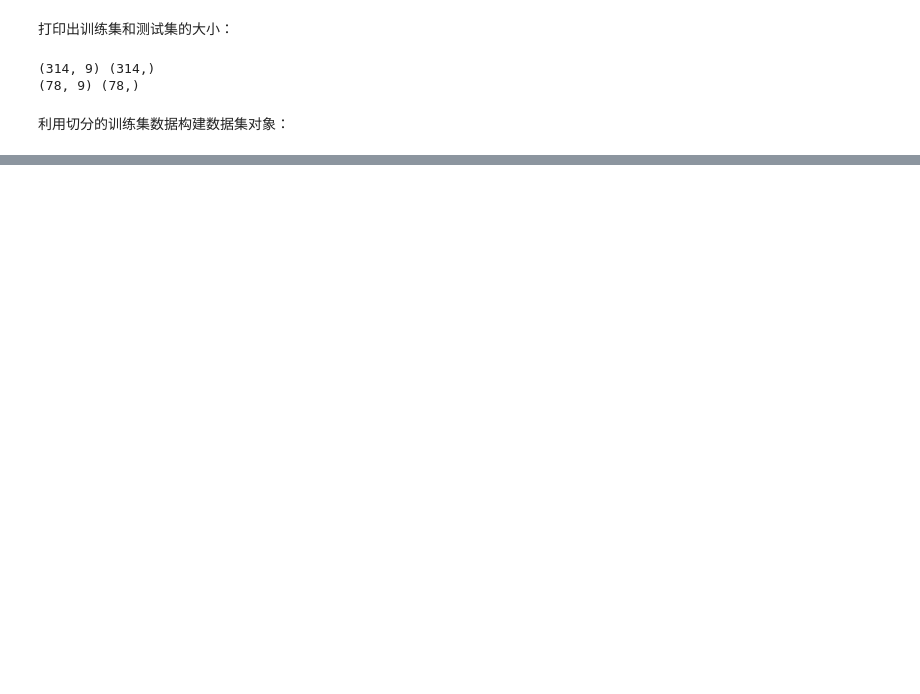
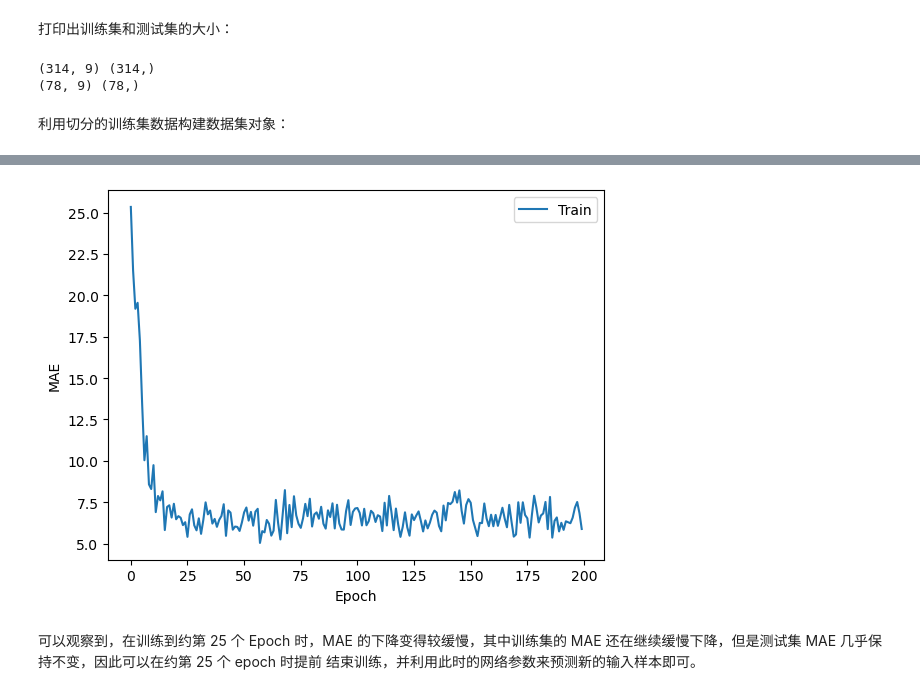
Before and after one commit to lardzy/deep-learning-practice, a Jupyter notebook: tensorflow基础补全/6 神经网络.ipynb, the cells around one changed output, grey strips where cells are left out. Saved outputs shown, nothing was run; the diff lists cells and outputs as text; code cells hidden in the pictures; blank space fills up the shorter version.

```diff
--- a/tensorflow基础补全/6 神经网络.ipynb
+++ b/tensorflow基础补全/6 神经网络.ipynb
@@ -687,0 +715,5 @@ Text(0, 0.5, 'MPG')
+# %%
+model = Network()  # 创建网络类的实例
+# 通过 build 函数完成内部张量的创建，其中 4 为任意设置的 batch 数量，9 为输入特征长度
+model.build(input_shape=(4, 9))
+model.summary
@@ -687,0 +722,3 @@ Text(0, 0.5, 'MPG')
+# %%
+optimizer = tf.keras.optimizers.RMSprop(0.001)  # 创建优化器，指定学习率
+losses = tf.keras.losses
@@ -687,0 +730,17 @@ Text(0, 0.5, 'MPG')
+# %%
+loss_history = []
+for epoch in range(200):
+    for step, (x, y) in enumerate(train_db):
+        # 梯度记录器，训练时需要使用它
+        with tf.GradientTape() as tape:
+            out = model(x)  # 通过网络获得输出
+            loss = tf.reduce_mean(losses.MSE(y, out))
+            mae_loss = tf.reduce_mean(losses.MAE(y, out))
+
+        if step % 10 == 0:
+            loss_history.append(float(mae_loss))
+            print(epoch, step, float(loss))
+
+        # 计算梯度并更新
+        grads = tape.gradient(loss, model.trainable_variables)
+        optimizer.apply_gradients(zip(grads, model.trainable_variables))
@@ -687,0 +765,12 @@ Text(0, 0.5, 'MPG')
+# %%
+plt.plot(loss_history, label='Train')
+plt.xlabel('Epoch')
+plt.ylabel('MAE')
+plt.legend()
+plt.show()
+# %% [output]
+[figure, added]
+# %% [markdown]
+可以观察到，在训练到约第 25 个 Epoch 时，MAE 的下降变得较缓慢，其中训练集的 MAE
+还在继续缓慢下降，但是测试集 MAE 几乎保持不变，因此可以在约第 25 个 epoch 时提前
+结束训练，并利用此时的网络参数来预测新的输入样本即可。
```
Also changed, not shown: parts of 25 cells of this notebook, 2 other files.
